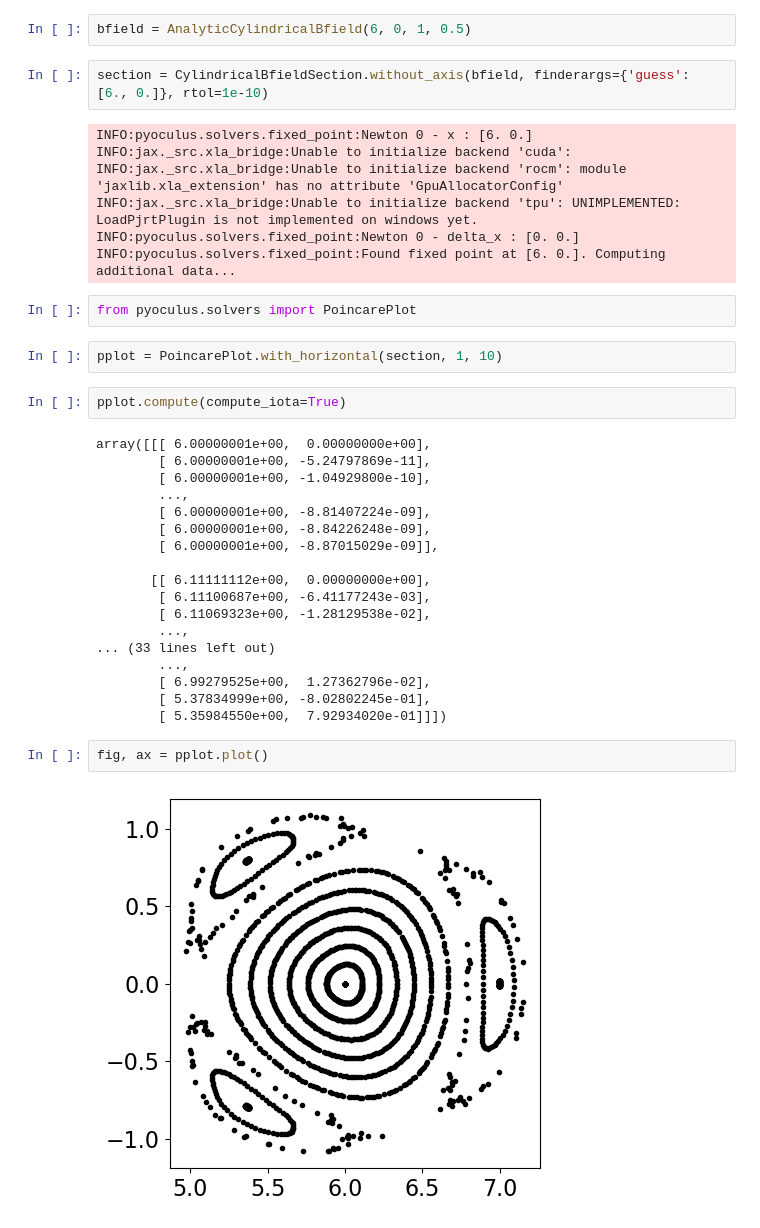
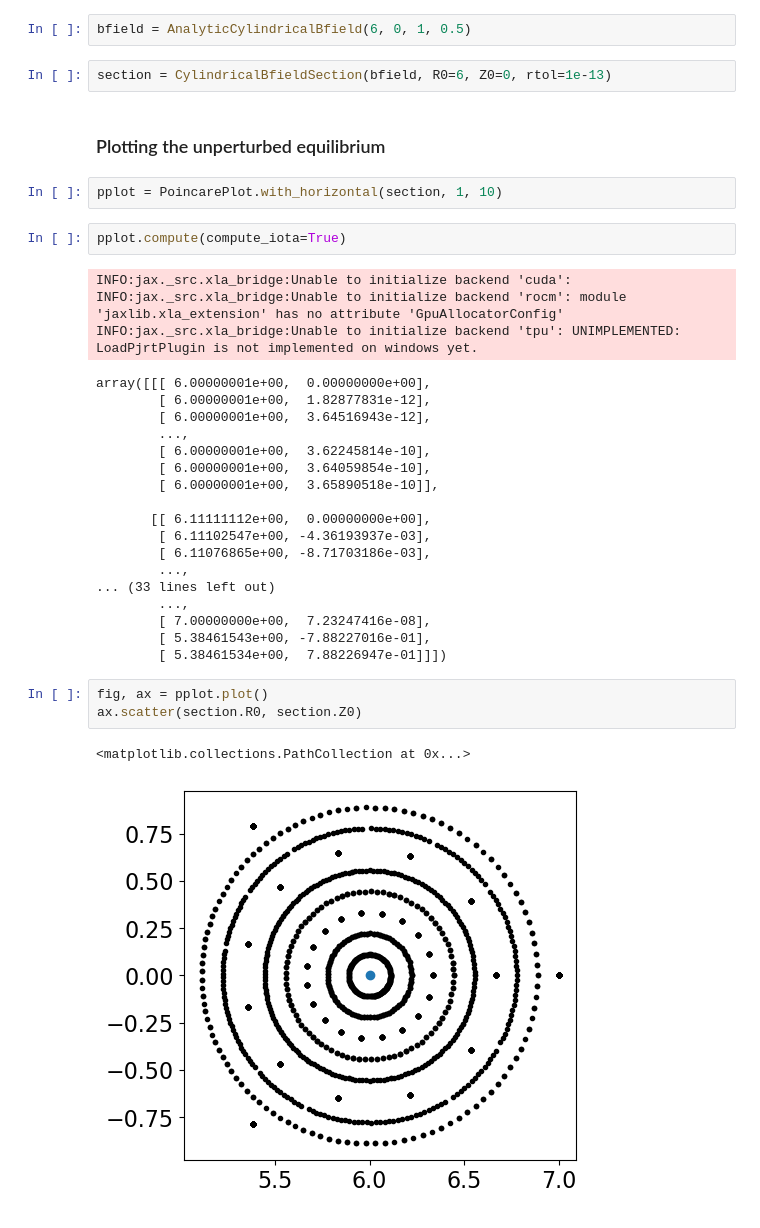
Before and after one commit to Akitzu/pyoculus, a Jupyter notebook: examples/toybox_ha.ipynb, the cells around one changed output. Cells and saved outputs as stored; diff of their text form.

```diff
--- a/examples/toybox_ha.ipynb
+++ b/examples/toybox_ha.ipynb
@@ -8,41 +11,39 @@ logging.basicConfig(level=logging.INFO)
 # %%
 bfield = AnalyticCylindricalBfield(6, 0, 1, 0.5)
 # %%
-section = CylindricalBfieldSection.without_axis(bfield, finderargs={'guess': [6., 0.]}, rtol=1e-10)
+section = CylindricalBfieldSection(bfield, R0=6, Z0=0, rtol=1e-13)
-# %% [output]
-INFO:pyoculus.solvers.fixed_point:Newton 0 - x : [6. 0.]
-INFO:jax._src.xla_bridge:Unable to initialize backend 'cuda':
-INFO:jax._src.xla_bridge:Unable to initialize backend 'rocm': module 'jaxlib.xla_extension' has no attribute 'GpuAllocatorConfig'
-INFO:jax._src.xla_bridge:Unable to initialize backend 'tpu': UNIMPLEMENTED: LoadPjrtPlugin is not implemented on windows yet.
-INFO:pyoculus.solvers.fixed_point:Newton 0 - delta_x : [0. 0.]
-INFO:pyoculus.solvers.fixed_point:Found fixed point at [6. 0.]. Computing additional data...
-# %%
-from pyoculus.solvers import PoincarePlot
+# %% [markdown]
+### Plotting the unperturbed equilibrium
 # %%
 pplot = PoincarePlot.with_horizontal(section, 1, 10)
 # %%
 pplot.compute(compute_iota=True)
 # %% [output]
-array([[[ 6.00000001e+00,  0.00000000e+00],
-        [ 6.00000001e+00, -5.24797869e-11],
-        [ 6.00000001e+00, -1.04929800e-10],
-        ...,
-        [ 6.00000001e+00, -8.81407224e-09],
-        [ 6.00000001e+00, -8.84226248e-09],
-        [ 6.00000001e+00, -8.87015029e-09]],
-
-       [[ 6.11111112e+00,  0.00000000e+00],
-        [ 6.11100687e+00, -6.41177243e-03],
-        [ 6.11069323e+00, -1.28129538e-02],
-        ...,
-... (33 lines left out)
-        ...,
-        [ 6.99279525e+00,  1.27362796e-02],
-        [ 5.37834999e+00, -8.02802245e-01],
-        [ 5.35984550e+00,  7.92934020e-01]]])
+INFO:jax._src.xla_bridge:Unable to initialize backend 'cuda':
+INFO:jax._src.xla_bridge:Unable to initialize backend 'rocm': module 'jaxlib.xla_extension' has no attribute 'GpuAllocatorConfig'
+INFO:jax._src.xla_bridge:Unable to initialize backend 'tpu': UNIMPLEMENTED: LoadPjrtPlugin is not implemented on windows yet.
+array([[[ 6.00000001e+00,  0.00000000e+00],
+        [ 6.00000001e+00,  1.82877831e-12],
+        [ 6.00000001e+00,  3.64516943e-12],
+        ...,
+        [ 6.00000001e+00,  3.62245814e-10],
+        [ 6.00000001e+00,  3.64059854e-10],
+        [ 6.00000001e+00,  3.65890518e-10]],
+
+       [[ 6.11111112e+00,  0.00000000e+00],
+        [ 6.11102547e+00, -4.36193937e-03],
+        [ 6.11076865e+00, -8.71703186e-03],
+        ...,
+... (33 lines left out)
+        ...,
+        [ 7.00000000e+00,  7.23247416e-08],
+        [ 5.38461543e+00, -7.88227016e-01],
+        [ 5.38461534e+00,  7.88226947e-01]]])
 # %%
 fig, ax = pplot.plot()
+ax.scatter(section.R0, section.Z0)
 # %% [output]
+<matplotlib.collections.PathCollection at 0x...>
-[figure, old version]
+[figure, new version]
 # %%
 pplot.compute_iota()
```
Also changed, not shown: parts of 29 cells of this notebook.
